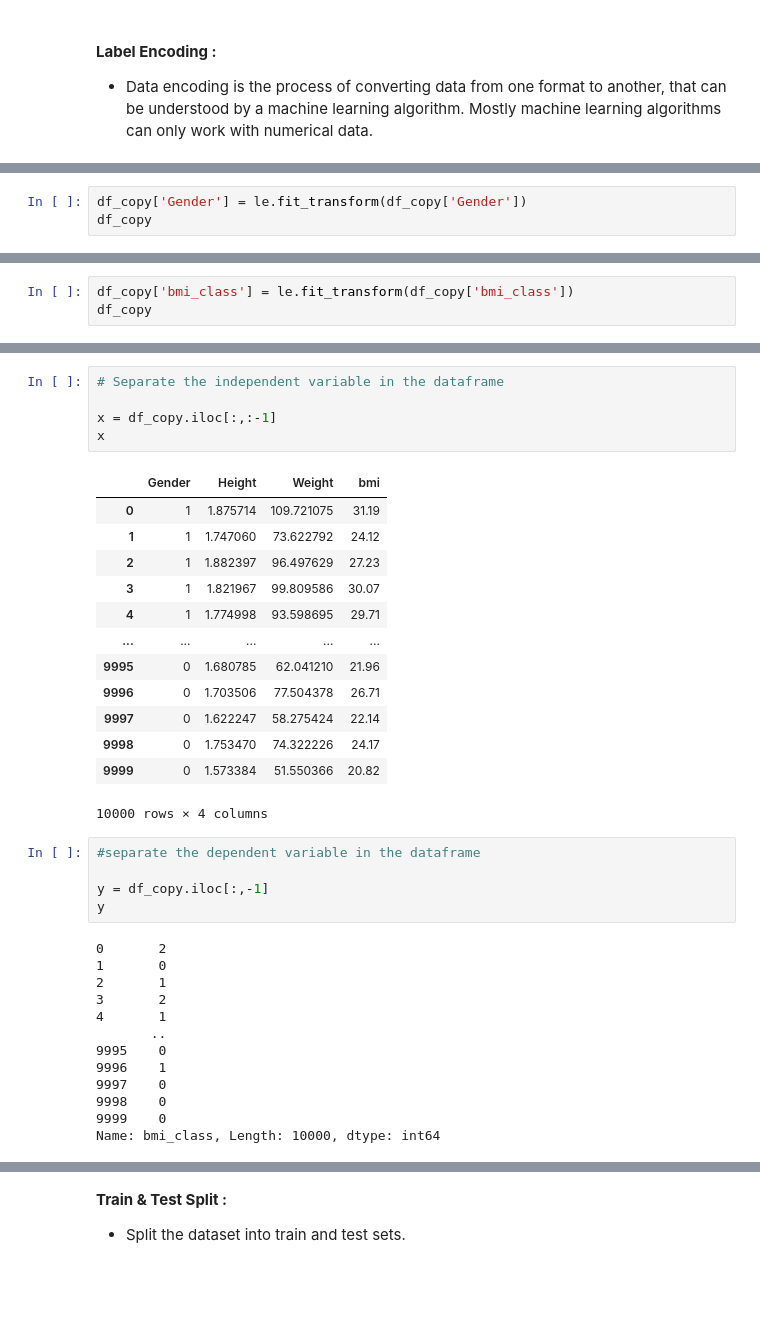
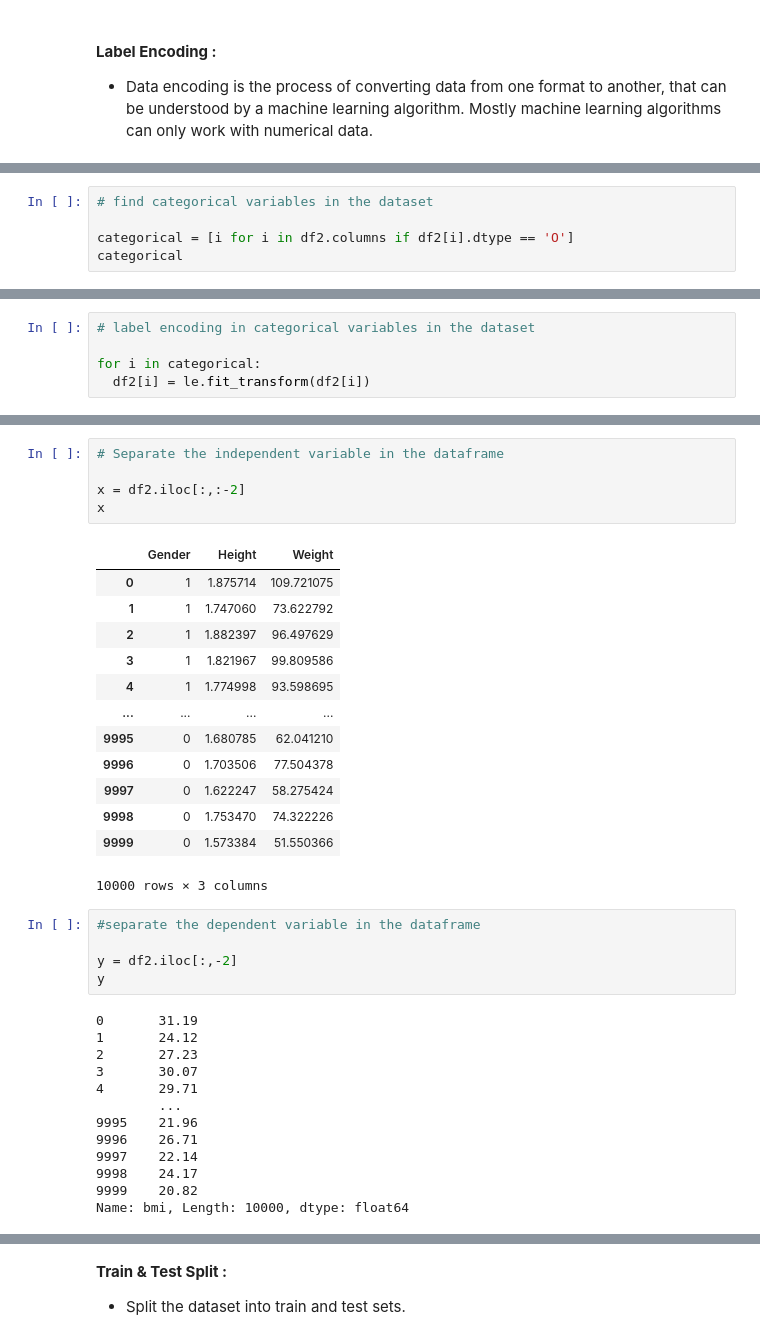
Before and after one commit to Ranjith5720/Classification_Models, a Jupyter notebook: Logistic_Regression.ipynb, the cells around one changed output, grey strips where cells are left out. Cells and saved outputs as stored; diff of their text form; blank space fills up the shorter version.

```diff
--- a/Logistic_Regression.ipynb
+++ b/Logistic_Regression.ipynb
@@ -174,0 +209,5 @@ df_copy
+# %%
+# find categorical variables in the dataset
+
+categorical = [i for i in df2.columns if df2[i].dtype == 'O']
+categorical
@@ -177,6 +218,3 @@ df_copy
 
 from sklearn.preprocessing import LabelEncoder
 le = LabelEncoder()
-# %%
-df_copy['Gender'] = le.fit_transform(df_copy['Gender'])
-df_copy
@@ -197,3 +220,0 @@ df_copy
-# %%
-df_copy['bmi_class'] = le.fit_transform(df_copy['bmi_class'])
-df_copy
@@ -213,0 +221,5 @@ df_copy
+# %%
+# label encoding in categorical variables in the dataset
+
+for i in categorical:
+  df2[i] = le.fit_transform(df2[i])
@@ -222,37 +259,37 @@ df_copy
 # %%
 # Separate the independent variable in the dataframe
 
-x = df_copy.iloc[:,:-1]
+x = df2.iloc[:,:-2]
 x
 # %% [output]
-|  | Gender | Height | Weight | bmi |
-| 0 | 1 | 1.875714 | 109.721075 | 31.19 |
-| 1 | 1 | 1.747060 | 73.622792 | 24.12 |
-| 2 | 1 | 1.882397 | 96.497629 | 27.23 |
-| 3 | 1 | 1.821967 | 99.809586 | 30.07 |
-| 4 | 1 | 1.774998 | 93.598695 | 29.71 |
-| ... | ... | ... | ... | ... |
-| 9995 | 0 | 1.680785 | 62.041210 | 21.96 |
-| 9996 | 0 | 1.703506 | 77.504378 | 26.71 |
-| 9997 | 0 | 1.622247 | 58.275424 | 22.14 |
-| 9998 | 0 | 1.753470 | 74.322226 | 24.17 |
-| 9999 | 0 | 1.573384 | 51.550366 | 20.82 |
+|  | Gender | Height | Weight |
+| 0 | 1 | 1.875714 | 109.721075 |
+| 1 | 1 | 1.747060 | 73.622792 |
+| 2 | 1 | 1.882397 | 96.497629 |
+| 3 | 1 | 1.821967 | 99.809586 |
+| 4 | 1 | 1.774998 | 93.598695 |
+| ... | ... | ... | ... |
+| 9995 | 0 | 1.680785 | 62.041210 |
+| 9996 | 0 | 1.703506 | 77.504378 |
+| 9997 | 0 | 1.622247 | 58.275424 |
+| 9998 | 0 | 1.753470 | 74.322226 |
+| 9999 | 0 | 1.573384 | 51.550366 |
-10000 rows × 4 columns
+10000 rows × 3 columns
 # %%
 #separate the dependent variable in the dataframe
 
-y = df_copy.iloc[:,-1]
+y = df2.iloc[:,-2]
 y
 # %% [output]
-0       2
-1       0
-2       1
-3       2
-4       1
-       ..
-9995    0
-9996    1
-9997    0
-9998    0
-9999    0
-Name: bmi_class, Length: 10000, dtype: int64
+0       31.19
+1       24.12
+2       27.23
+3       30.07
+4       29.71
+        ...
+9995    21.96
+9996    26.71
+9997    22.14
+9998    24.17
+9999    20.82
+Name: bmi, Length: 10000, dtype: float64
```
Also changed, not shown: parts of 44 cells of this notebook.
